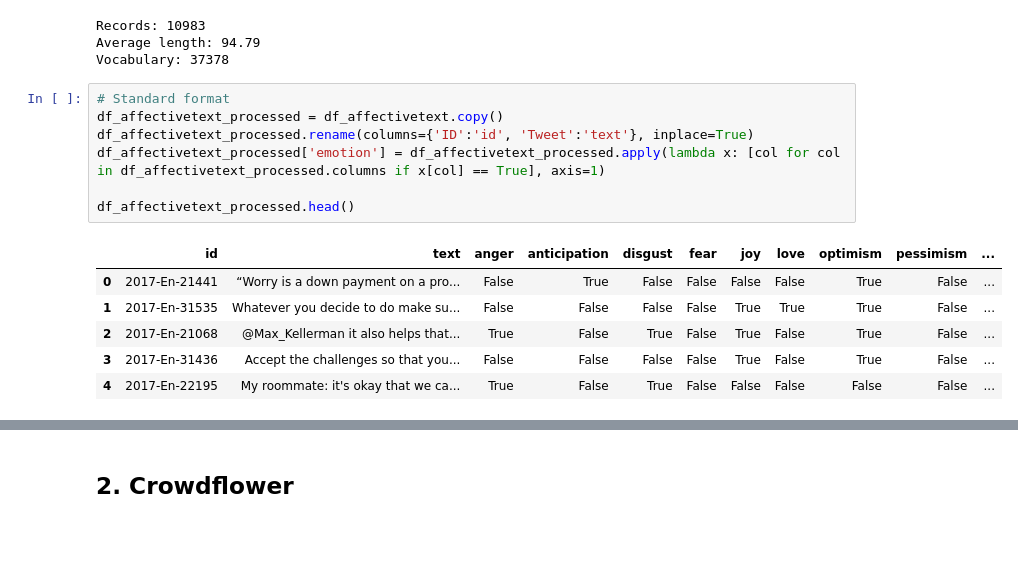
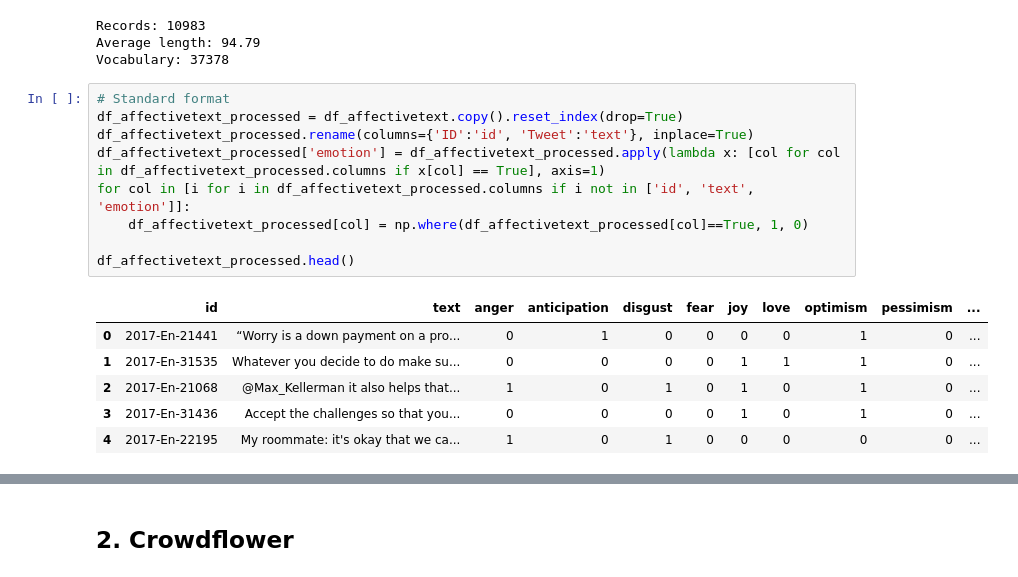
Before and after one commit to isom-ds/generative-reference-shot, a Jupyter notebook: 100_datasets.ipynb, the cells around one changed output, grey strips where cells are left out. Saved outputs shown, nothing was run; the diff lists cells and outputs as text; blank space fills up the shorter version.

```diff
--- a/100_datasets.ipynb
+++ b/100_datasets.ipynb
@@ -55,15 +55,17 @@ Average length: 94.79
 Vocabulary: 37378
 # %%
 # Standard format
-df_affectivetext_processed = df_affectivetext.copy()
+df_affectivetext_processed = df_affectivetext.copy().reset_index(drop=True)
 df_affectivetext_processed.rename(columns={'ID':'id', 'Tweet':'text'}, inplace=True)
 df_affectivetext_processed['emotion'] = df_affectivetext_processed.apply(lambda x: [col for col in df_affectivetext_processed.columns if x[col] == True], axis=1)
+for col in [i for i in df_affectivetext_processed.columns if i not in ['id', 'text', 'emotion']]:
+    df_affectivetext_processed[col] = np.where(df_affectivetext_processed[col]==True, 1, 0)
 
 df_affectivetext_processed.head()
 # %% [output]
 |  | id | text | anger | anticipation | disgust | fear | joy | love | optimism | pessimism | ... |
-| 0 | 2017-En-21441 | “Worry is a down payment on a pro... | False | True | False | False | False | False | True | False | ... |
-| 1 | 2017-En-31535 | Whatever you decide to do make su... | False | False | False | False | True | True | True | False | ... |
-| 2 | 2017-En-21068 | @Max_Kellerman it also helps that... | True | False | True | False | True | False | True | False | ... |
-| 3 | 2017-En-31436 | Accept the challenges so that you... | False | False | False | False | True | False | True | False | ... |
-| 4 | 2017-En-22195 | My roommate: it's okay that we ca... | True | False | True | False | False | False | False | False | ... |
+| 0 | 2017-En-21441 | “Worry is a down payment on a pro... | 0 | 1 | 0 | 0 | 0 | 0 | 1 | 0 | ... |
+| 1 | 2017-En-31535 | Whatever you decide to do make su... | 0 | 0 | 0 | 0 | 1 | 1 | 1 | 0 | ... |
+| 2 | 2017-En-21068 | @Max_Kellerman it also helps that... | 1 | 0 | 1 | 0 | 1 | 0 | 1 | 0 | ... |
+| 3 | 2017-En-31436 | Accept the challenges so that you... | 0 | 0 | 0 | 0 | 1 | 0 | 1 | 0 | ... |
+| 4 | 2017-En-22195 | My roommate: it's okay that we ca... | 1 | 0 | 1 | 0 | 0 | 0 | 0 | 0 | ... |
```
Also changed, not shown: parts of 25 cells of this notebook, 30 other files.
